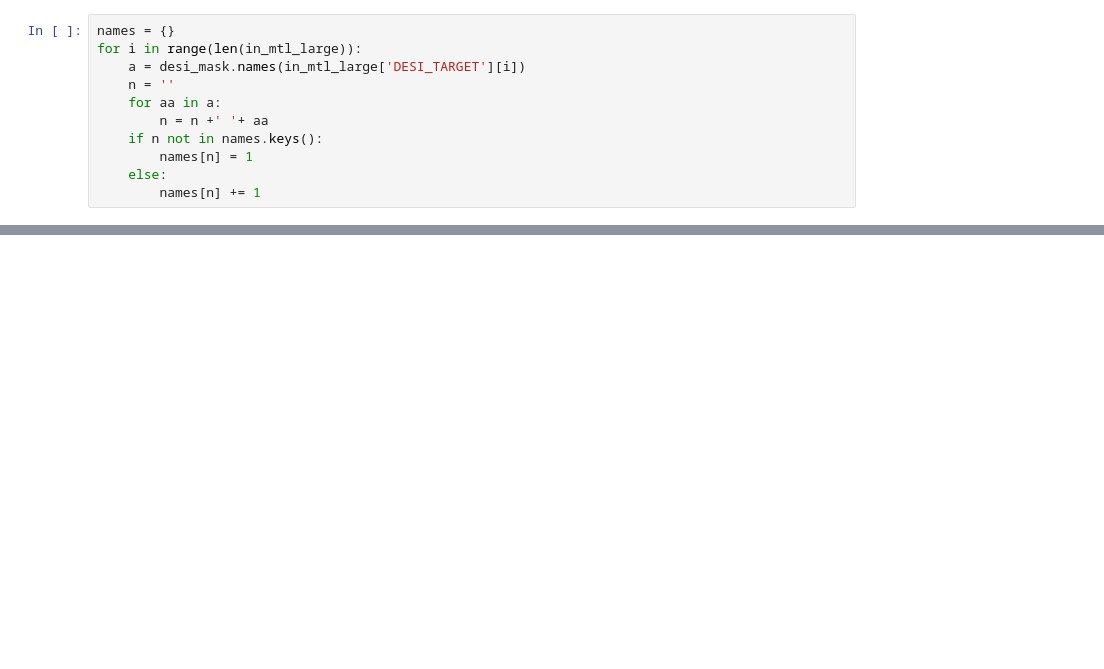
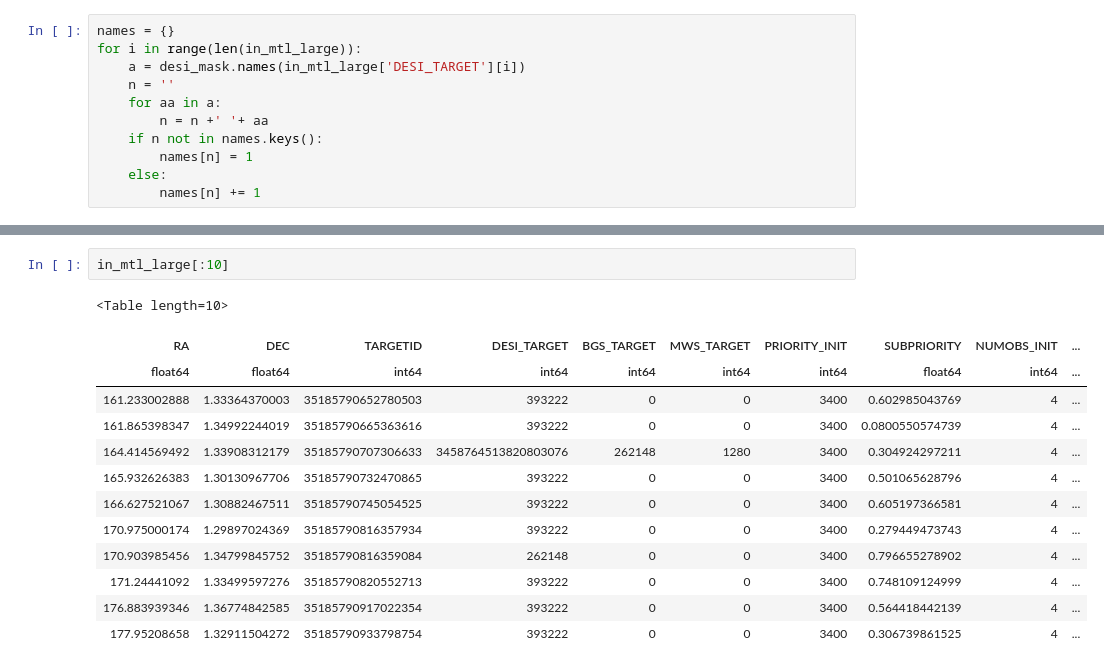
Before and after one commit to HiramHerrera/multipass, a Jupyter notebook: counts.ipynb, the cells around one changed output, grey strips where cells are left out. Saved outputs shown, nothing was run; the diff lists cells and outputs as text; blank space fills up the shorter version.

```diff
--- a/counts.ipynb
+++ b/counts.ipynb
@@ -68,0 +89,16 @@ names
+# %%
+in_mtl_large[:10]
+# %% [output]
+<Table length=10>
+| RA | DEC | TARGETID | DESI_TARGET | BGS_TARGET | MWS_TARGET | PRIORITY_INIT | SUBPRIORITY | NUMOBS_INIT | ... |
+| float64 | float64 | int64 | int64 | int64 | int64 | int64 | float64 | int64 | ... |
+| 161.233002888 | 1.33364370003 | 35185790652780503 | 393222 | 0 | 0 | 3400 | 0.602985043769 | 4 | ... |
+| 161.865398347 | 1.34992244019 | 35185790665363616 | 393222 | 0 | 0 | 3400 | 0.0800550574739 | 4 | ... |
+| 164.414569492 | 1.33908312179 | 35185790707306633 | 3458764513820803076 | 262148 | 1280 | 3400 | 0.304924297211 | 4 | ... |
+| 165.932626383 | 1.30130967706 | 35185790732470865 | 393222 | 0 | 0 | 3400 | 0.501065628796 | 4 | ... |
+| 166.627521067 | 1.30882467511 | 35185790745054525 | 393222 | 0 | 0 | 3400 | 0.605197366581 | 4 | ... |
+| 170.975000174 | 1.29897024369 | 35185790816357934 | 393222 | 0 | 0 | 3400 | 0.279449473743 | 4 | ... |
+| 170.903985456 | 1.34799845752 | 35185790816359084 | 262148 | 0 | 0 | 3400 | 0.796655278902 | 4 | ... |
+| 171.24441092 | 1.33499597276 | 35185790820552713 | 393222 | 0 | 0 | 3400 | 0.748109124999 | 4 | ... |
+| 176.883939346 | 1.36774842585 | 35185790917022354 | 393222 | 0 | 0 | 3400 | 0.564418442139 | 4 | ... |
+| 177.95208658 | 1.32911504272 | 35185790933798754 | 393222 | 0 | 0 | 3400 | 0.306739861525 | 4 | ... |
```
Also changed, not shown: parts of 5 cells of this notebook, 1 other file.
